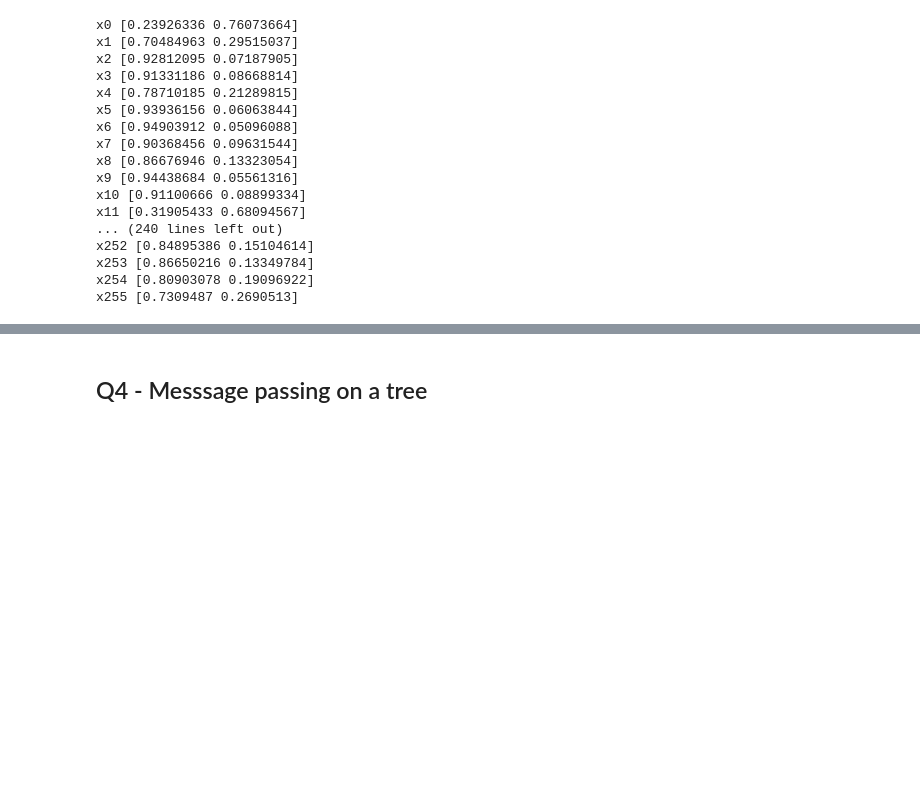
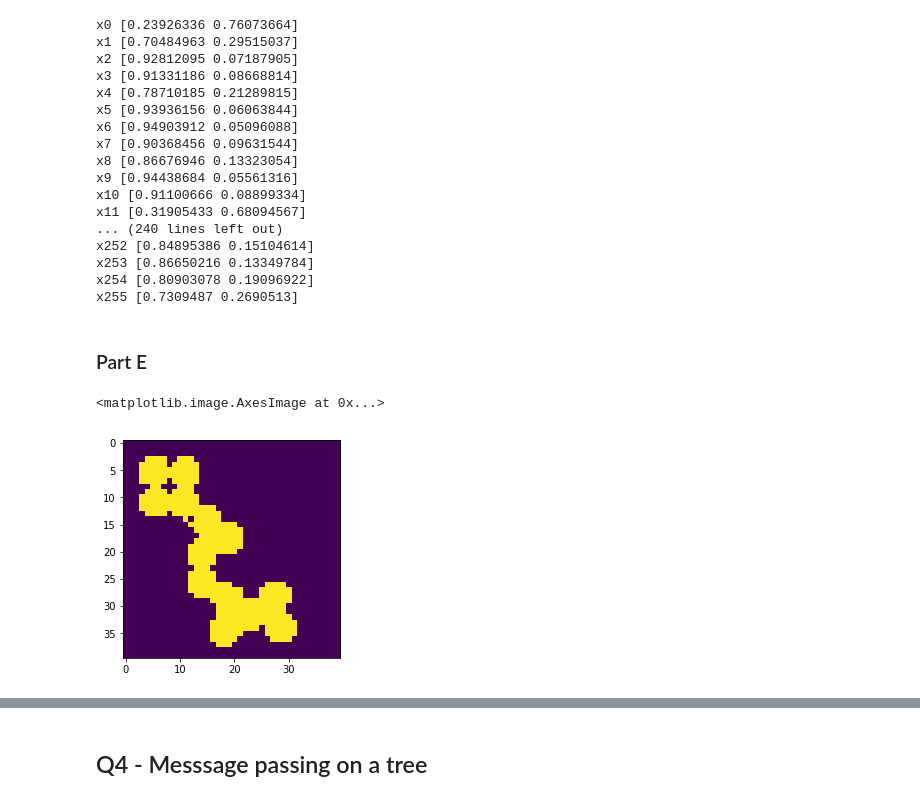
Before and after one commit to nyjgary/probabilistic-graphical-models, a Jupyter notebook: hwk3-bp/belief-propagation.ipynb, the cells around one changed output, grey strips where cells are left out. Drawn from its saved outputs; the diff is of its cells as text; code cells hidden in the pictures; blank space fills up the shorter version.

Commit message:
experiment with open cv image lib

```diff
--- a/hwk3-bp/belief-propagation.ipynb
+++ b/hwk3-bp/belief-propagation.ipynb
@@ -418,3 +421,14 @@ x252 [0.84895386 0.15104614]
 x253 [0.86650216 0.13349784]
 x254 [0.80903078 0.19096922]
 x255 [0.7309487 0.2690513]
+# %% [markdown]
+### Part E
+# %%
+img = cv2.imread('binary-image.png',2)
+img = cv2.resize(img, (40, 40))
+ret, bw_img = cv2.threshold(img,127,255,cv2.THRESH_BINARY)
+#cv2.imshow("Binary Image",bw_img)
+plt.imshow(bw_img)
+# %% [output]
+<matplotlib.image.AxesImage at 0x...>
+[figure, added]
```
Also changed, not shown: parts of 2 cells of this notebook.
